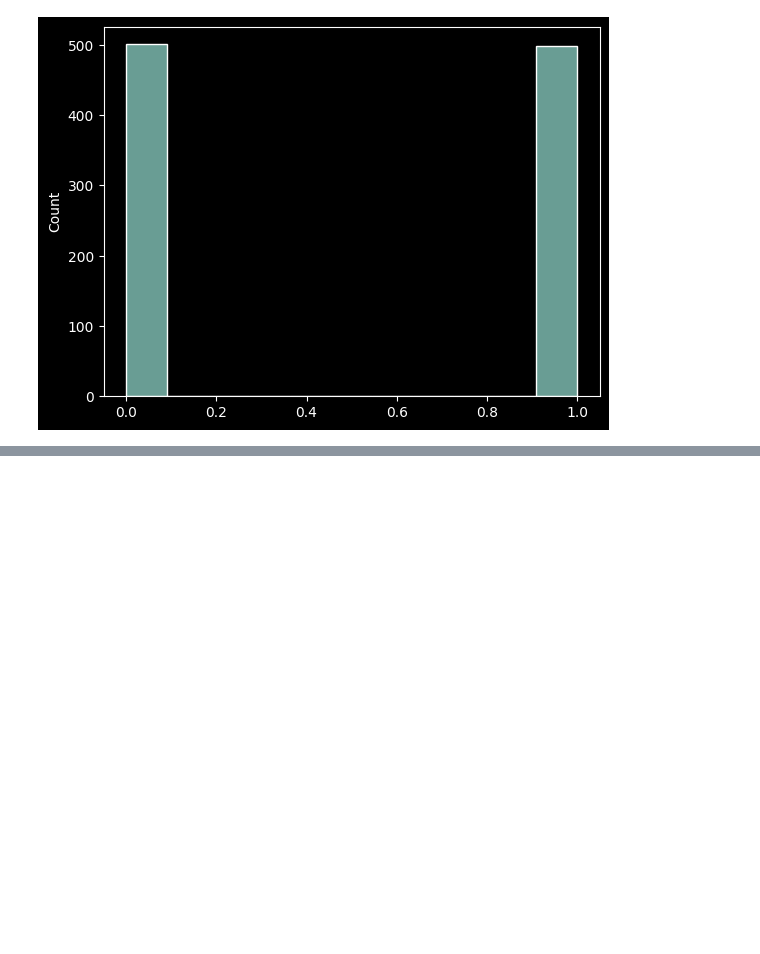
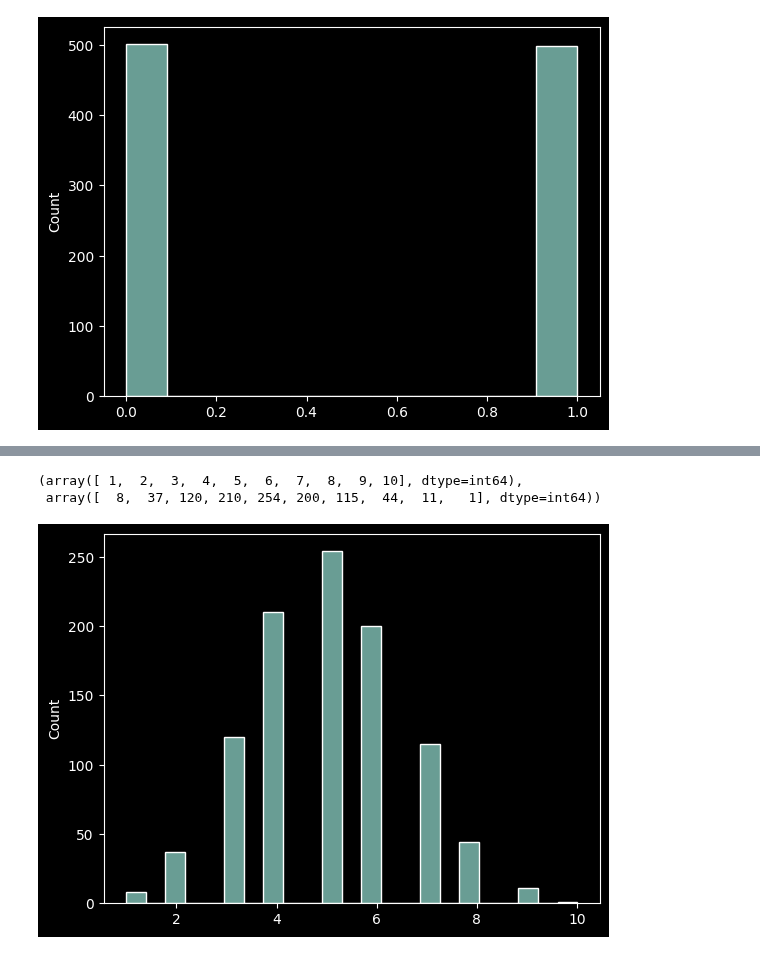
Before and after one commit to Joao-Inacio/Statistics_for-Data_Science, a Jupyter notebook: Distribuições_Estatisticas/Distribuicoes.ipynb, the cells around one changed output, grey strips where cells are left out. Cells and saved outputs as stored; diff of their text form; code cells hidden in the pictures; blank space fills up the shorter version.

Commit message:
Distribuição binomial

```diff
--- a/Distribuições_Estatisticas/Distribuicoes.ipynb
+++ b/Distribuições_Estatisticas/Distribuicoes.ipynb
@@ -419,0 +427,14 @@ sns.histplot(dados_bernoulli);
+# %%
+# Gerando dados
+dados_binomial = binom.rvs(size=1000, n=10, p=0.5)
+# %%
+# Valores unicos
+np.unique(dados_binomial, return_counts=True)
+# %% [output]
+(array([ 1,  2,  3,  4,  5,  6,  7,  8,  9, 10], dtype=int64),
+ array([  8,  37, 120, 210, 254, 200, 115,  44,  11,   1], dtype=int64))
+# %%
+# Gráfico
+sns.histplot(dados_binomial);
+# %% [output]
+[figure, added]
```
Also changed, not shown: parts of 2 cells of this notebook.
